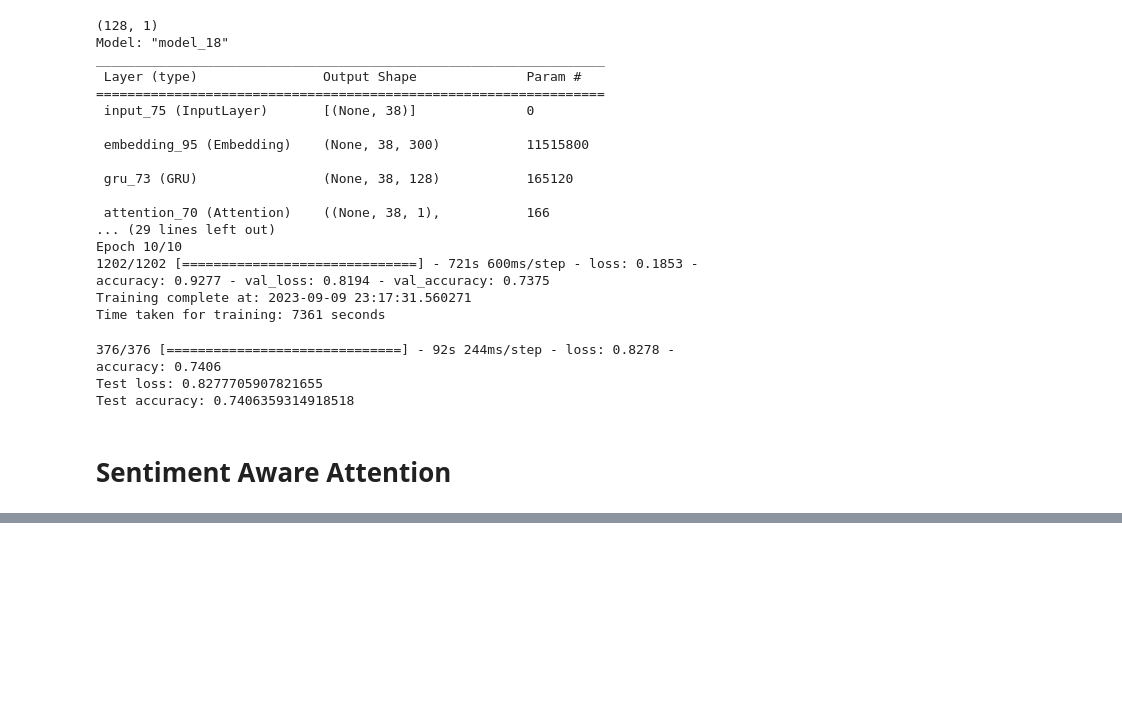
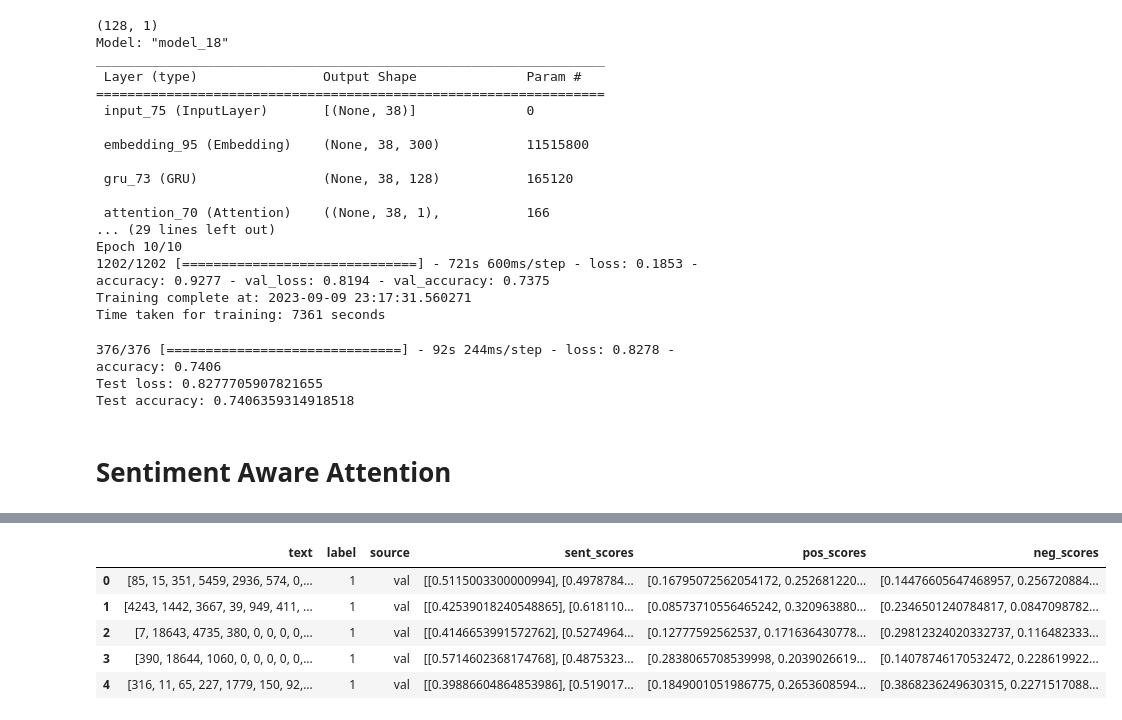
Before and after one commit to sba22224/Capstone_SBA22224, a Jupyter notebook: Code_Notebooks/Attention Mechanism Evaluation.ipynb, the cells around one changed output, grey strips where cells are left out. Drawn from its saved outputs; the diff is of its cells as text; code cells hidden in the pictures; blank space fills up the shorter version.

```diff
--- a/Code_Notebooks/Attention Mechanism Evaluation.ipynb
+++ b/Code_Notebooks/Attention Mechanism Evaluation.ipynb
@@ -1216,0 +1227,30 @@ Test accuracy: 0.7406359314918518
+# %%
+# Initialize an empty list to store sentiment values
+sentiment_values = []
+
+# Iterate through the tokenized tweets (assuming df_a_emoji['text'] contains lists of word indices)
+for tweet_indices in df_a_emoji['text']:
+    tweet_sentiments = []  # List to store sentiment values for this tweet
+    for word_index in tweet_indices:
+        # Check if the word index is valid (not zero) and within the embedding matrix range
+        if word_index != 0 and word_index < len(embedding_matrix_sent):
+            sentiment_value = embedding_matrix_sent[word_index]
+            tweet_sentiments.append(sentiment_value)
+        else:
+            # Handle cases where the word index is out of range or represents padding
+            # You can choose to skip, pad, or assign a default value for these cases
+            tweet_sentiments.append(0.0)  # For example, assign 0.0 for out-of-range words
+
+    sentiment_values.append(tweet_sentiments)
+
+# Add the sentiment values list as a new column in the DataFrame
+df_a_emoji['sent_scores'] = sentiment_values
+
+df_a_emoji.head()
+# %% [output]
+|  | text | label | source | sent_scores | pos_scores | neg_scores |
+| 0 | [85, 15, 351, 5459, 2936, 574, 0,... | 1 | val | [[0.5115003300000994], [0.4978784... | [0.16795072562054172, 0.252681220... | [0.14476605647468957, 0.256720884... |
+| 1 | [4243, 1442, 3667, 39, 949, 411, ... | 1 | val | [[0.42539018240548865], [0.618110... | [0.08573710556465242, 0.320963880... | [0.2346501240784817, 0.0847098782... |
+| 2 | [7, 18643, 4735, 380, 0, 0, 0, 0,... | 1 | val | [[0.4146653991572762], [0.5274964... | [0.12777592562537, 0.171636430778... | [0.29812324020332737, 0.116482333... |
+| 3 | [390, 18644, 1060, 0, 0, 0, 0, 0,... | 1 | val | [[0.5714602368174768], [0.4875323... | [0.2838065708539998, 0.2039026619... | [0.14078746170532472, 0.228619922... |
+| 4 | [316, 11, 65, 227, 1779, 150, 92,... | 1 | val | [[0.39886604864853986], [0.519017... | [0.1849001051986775, 0.2653608594... | [0.3868236249630315, 0.2271517088... |
```
Also changed, not shown: parts of 21 cells of this notebook.
